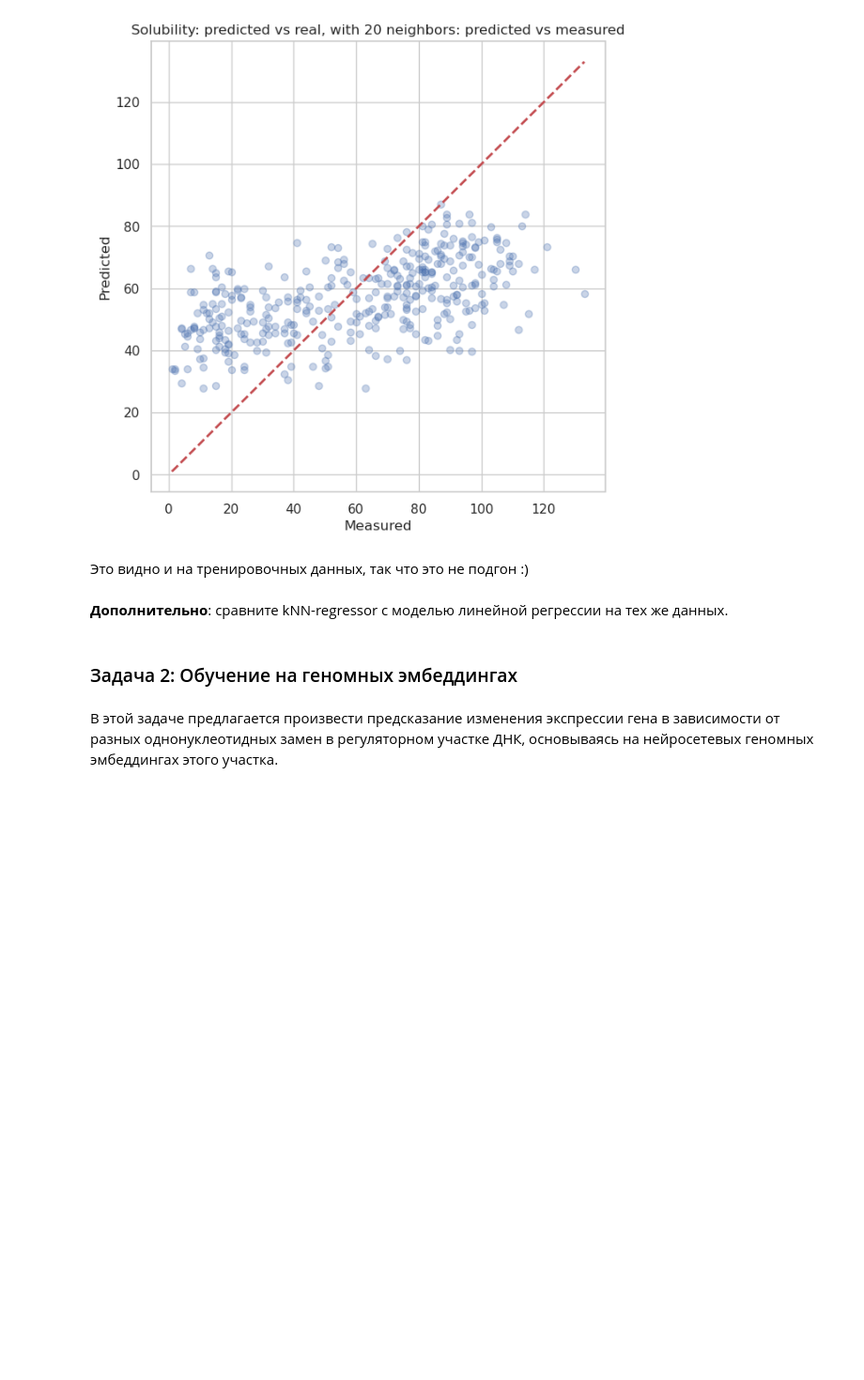
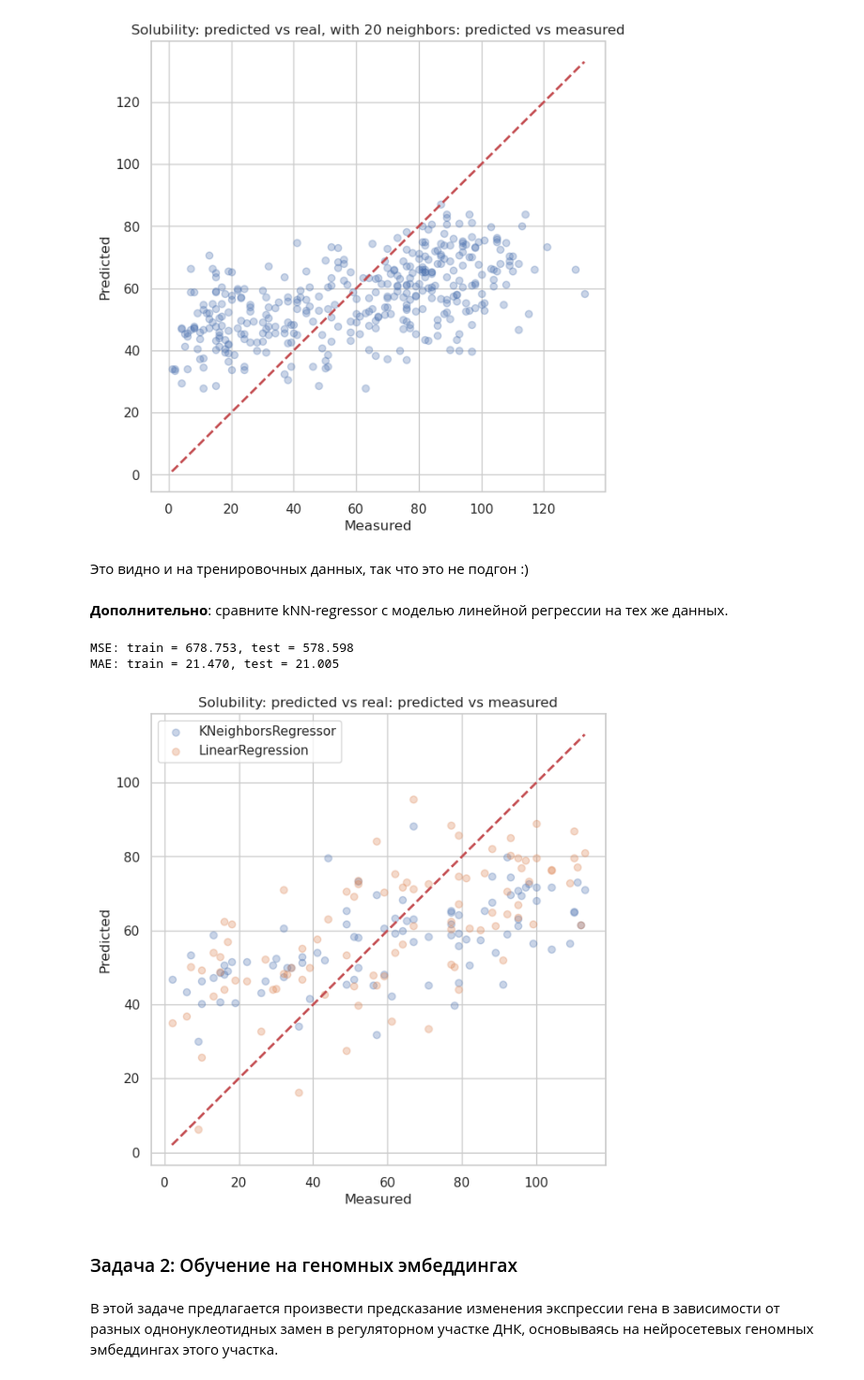
Before and after one commit to timofeiryko/bioml, a Jupyter notebook: S3_Regressions_regularizations.ipynb, the cells around one changed output. Shown: that part at 94% size. Drawn from its saved outputs; the diff is of its cells as text; code cells hidden in the pictures; blank space fills up the shorter version.

```diff
--- a/S3_Regressions_regularizations.ipynb
+++ b/S3_Regressions_regularizations.ipynb
@@ -181,6 +181,56 @@ plot_predicted_actual(y_train, 'Solubility: predicted vs real, with 20 neighbors
 Это видно и на тренировочных данных, так что это не подгон :)
 # %% [markdown]
 **Дополнительно**: сравните kNN-regressor с моделью линейной регрессии на тех же данных.
+# %%
+# compare knn with linear regression
+from sklearn.linear_model import LinearRegression
+
+regression_model = LinearRegression()
+regression_model.fit(X_train, y_train)
+
+y_pred_train = regression_model.predict(X_train)
+y_pred_test = regression_model.predict(X_test)
+
+train_mse = mean_squared_error(y_train, y_pred_train)
+test_mse = mean_squared_error(y_test, y_pred_test)
+train_mae = mean_absolute_error(y_train, y_pred_train)
+test_mae = mean_absolute_error(y_test, y_pred_test)
+
+print(f'MSE: train = {train_mse:.3f}, test = {test_mse:.3f}')
+print(f'MAE: train = {train_mae:.3f}, test = {test_mae:.3f}')
+
+# better to func, since it's already not DRY
+# %% [output]
+MSE: train = 678.753, test = 578.598
+MAE: train = 21.470, test = 21.005
+# %%
+# plot_predicted_actual func for 2 models
+# not good coding, but I am too lazy to make it better
+def plot_predicted_actual_2(Y_test, name, models=None, X_test=None, Y_pred=None):
+
+        if (Y_pred is None) and (models is not None) and (X_test is not None):
+            Y_pred = [model.predict(X_test) for model in models]
+
+        if Y_pred is None:
+            raise ValueError('Y_pred or model with X_test must be provided')
+
+        fig, ax = plt.subplots(figsize=(7, 7))
+        ax.scatter(Y_test, Y_pred[0], alpha=0.3, label=type(models[0]).__name__)
+        ax.scatter(Y_test, Y_pred[1], alpha=0.3, label=type(models[1]).__name__)
+        ax.plot([Y_test.min(), Y_test.max()], [Y_test.min(), Y_test.max()], 'r--', lw=2)
+
+        ax.set_xlabel('Measured')
+        ax.set_ylabel('Predicted')
+        if name.upper() != name:
+            name = name.capitalize()
+        ax.set_title(f'{name}: predicted vs measured')
+        ax.legend()
+
+        plt.show()
+# %%
+plot_predicted_actual_2(y_test, 'Solubility: predicted vs real', [model, regression_model], X_test)
+# %% [output]
+[figure, added]
 # %% [markdown]
 ### Задача 2: Обучение на геномных эмбеддингах
 # %% [markdown]
```
Also changed, not shown: parts of 1 cell of this notebook.
